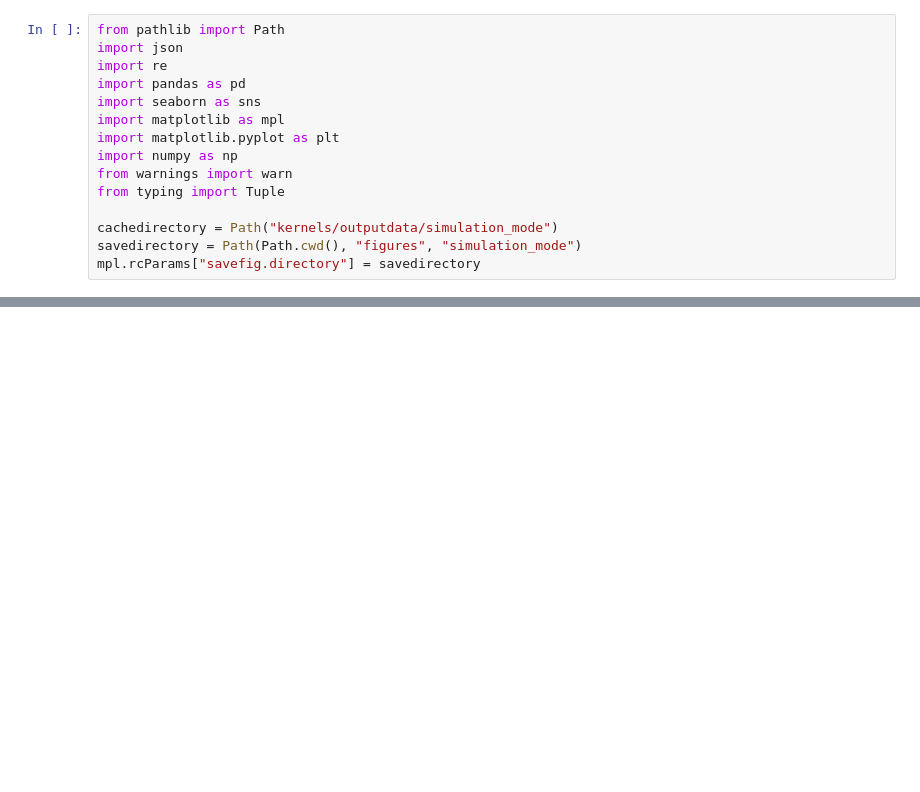
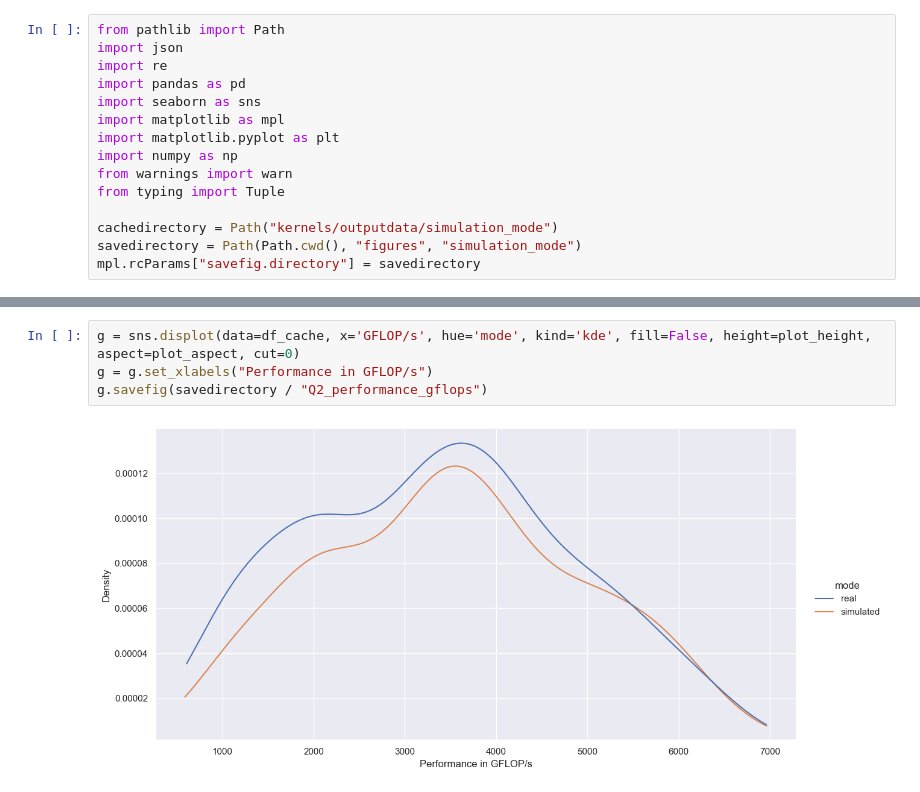
Before and after one commit to fjwillemsen/kernel_tuner_paper, a Jupyter notebook: test_simulation.ipynb, the cells around one changed output, grey strips where cells are left out. Drawn from its saved outputs; the diff is of its cells as text; blank space fills up the shorter version.

```diff
--- a/test_simulation.ipynb
+++ b/test_simulation.ipynb
@@ -107,0 +119,6 @@ df_env
+# %%
+g = sns.displot(data=df_cache, x='GFLOP/s', hue='mode', kind='kde', fill=False, height=plot_height, aspect=plot_aspect, cut=0)
+g = g.set_xlabels("Performance in GFLOP/s")
+g.savefig(savedirectory / "Q2_performance_gflops")
+# %% [output]
+[figure, added]
```
Also changed, not shown: parts of 7 cells of this notebook.
